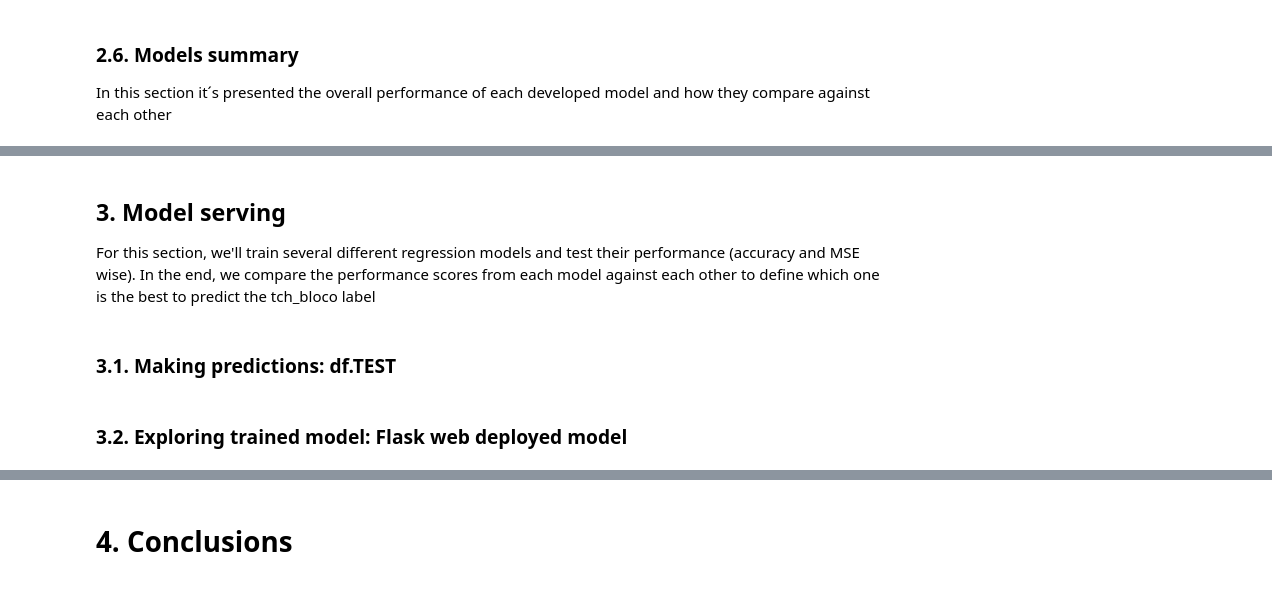
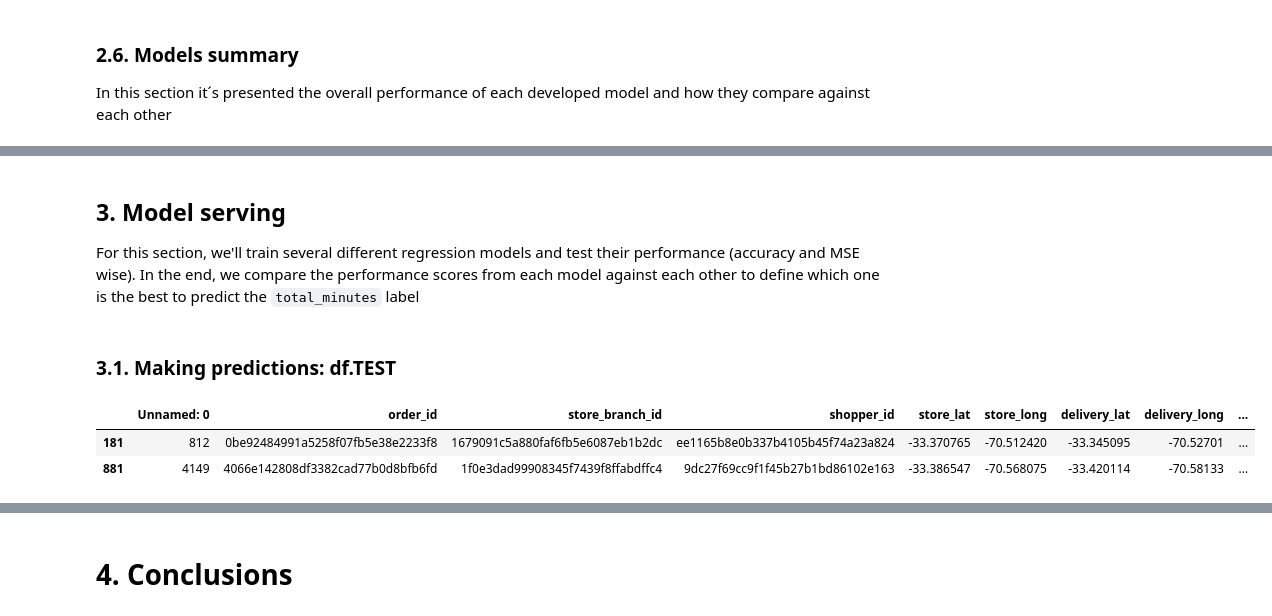
Before and after one commit to tiagottmoraes/CS-s-Data-Science-Example, a Jupyter notebook: 3. ML Model - Data Science Test.ipynb, the cells around one changed output, grey strips where cells are left out. Cells and saved outputs as stored; diff of their text form; code cells hidden in the pictures.

```diff
--- a/3. ML Model - Data Science Test.ipynb
+++ b/3. ML Model - Data Science Test.ipynb
@@ -476,8 +427,14 @@ over_view = models_overview(accuracy_score_model_MSE)
 # %% [markdown]
 ## 3. Model serving
 
-For this section, we'll train several different regression models and test their performance (accuracy and MSE wise). In the end, we compare the performance scores from each model against each other to define which one is the best to predict the tch_bloco label
+For this section, we'll train several different regression models and test their performance (accuracy and MSE wise). In the end, we compare the performance scores from each model against each other to define which one is the best to predict the `total_minutes` label
 # %% [markdown]
 ### 3.1. Making predictions: df.TEST
-# %% [markdown]
-### 3.2. Exploring trained model: Flask web deployed model
+# %%
+features = pd.read_csv('https://raw.githubusercontent.com/tiagottmoraes/CS-s-Data-Science-Test/main/data/df_TEST.csv')
+# %%
+features.sample(2)
+# %% [output]
+|  | Unnamed: 0 | order_id | store_branch_id | shopper_id | store_lat | store_long | delivery_lat | delivery_long | ... |
+| 181 | 812 | 0be92484991a5258f07fb5e38e2233f8 | 1679091c5a880faf6fb5e6087eb1b2dc | ee1165b8e0b337b4105b45f74a23a824 | -33.370765 | -70.512420 | -33.345095 | -70.52701 | ... |
+| 881 | 4149 | 4066e142808df3382cad77b0d8bfb6fd | 1f0e3dad99908345f7439f8ffabdffc4 | 9dc27f69cc9f1f45b27b1bd86102e163 | -33.386547 | -70.568075 | -33.420114 | -70.58133 | ... |
```
Also changed, not shown: parts of 29 cells of this notebook.
